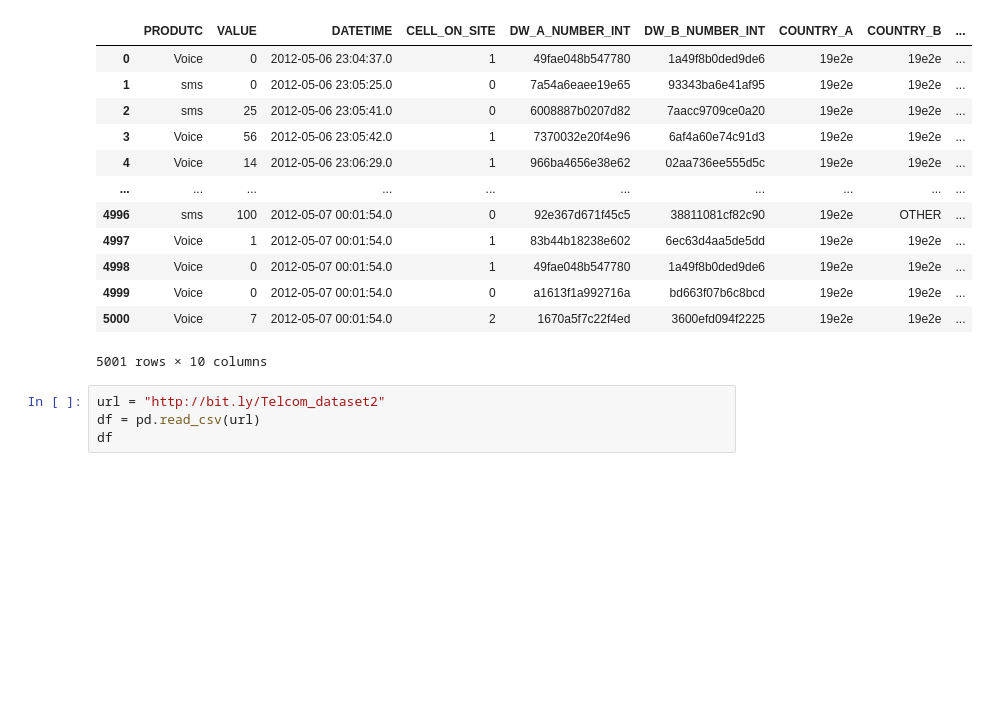
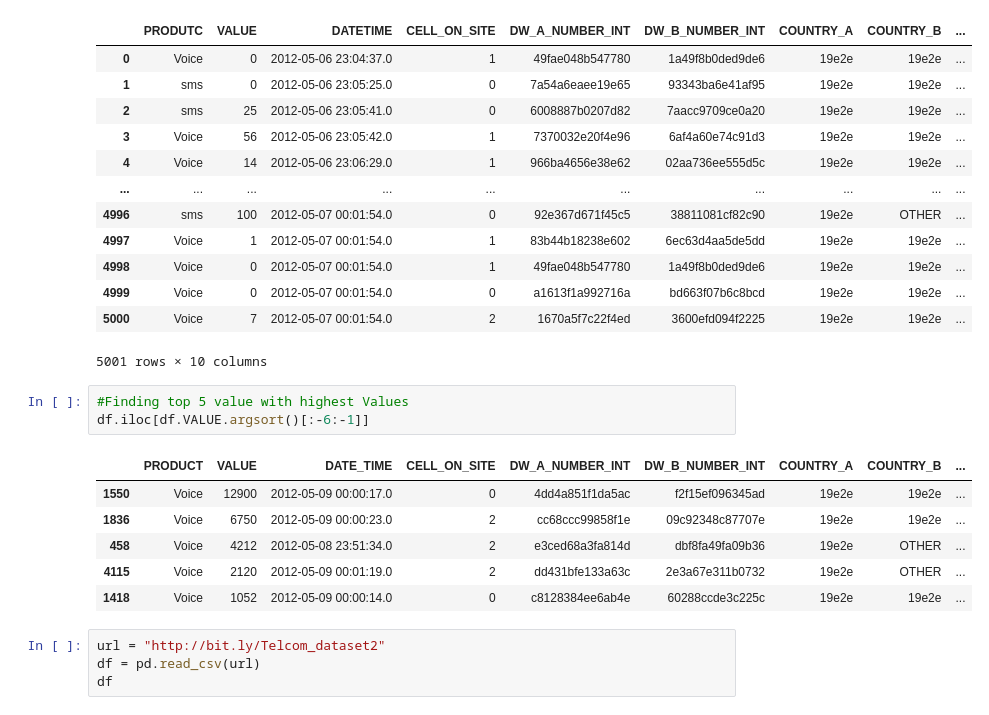
Before and after one commit to mwendar/Moringa-Week-3-Assignment, a Jupyter notebook: Moringa_Data_Science_Prep_W3_Independent_Project_2021_11_Victor_Mwenda_DataReport.ipynb, the cells around one changed output. Drawn from its saved outputs; the diff is of its cells as text; blank space fills up the shorter version.

```diff
--- a/Moringa_Data_Science_Prep_W3_Independent_Project_2021_11_Victor_Mwenda_DataReport.ipynb
+++ b/Moringa_Data_Science_Prep_W3_Independent_Project_2021_11_Victor_Mwenda_DataReport.ipynb
@@ -63,6 +93,16 @@ df
 | 4999 | Voice | 0 | 2012-05-07 00:01:54.0 | 0 | a1613f1a992716a | bd663f07b6c8bcd | 19e2e | 19e2e | ... |
 | 5000 | Voice | 7 | 2012-05-07 00:01:54.0 | 2 | 1670a5f7c22f4ed | 3600efd094f2225 | 19e2e | 19e2e | ... |
 5001 rows × 10 columns
+# %%
+#Finding top 5 value with highest Values
+df.iloc[df.VALUE.argsort()[:-6:-1]]
+# %% [output]
+|  | PRODUCT | VALUE | DATE_TIME | CELL_ON_SITE | DW_A_NUMBER_INT | DW_B_NUMBER_INT | COUNTRY_A | COUNTRY_B | ... |
+| 1550 | Voice | 12900 | 2012-05-09 00:00:17.0 | 0 | 4dd4a851f1da5ac | f2f15ef096345ad | 19e2e | 19e2e | ... |
+| 1836 | Voice | 6750 | 2012-05-09 00:00:23.0 | 2 | cc68ccc99858f1e | 09c92348c87707e | 19e2e | 19e2e | ... |
+| 458 | Voice | 4212 | 2012-05-08 23:51:34.0 | 2 | e3ced68a3fa814d | dbf8fa49fa09b36 | 19e2e | OTHER | ... |
+| 4115 | Voice | 2120 | 2012-05-09 00:01:19.0 | 2 | dd431bfe133a63c | 2e3a67e311b0732 | 19e2e | OTHER | ... |
+| 1418 | Voice | 1052 | 2012-05-09 00:00:14.0 | 0 | c8128384ee6ab4e | 60288ccde3c225c | 19e2e | 19e2e | ... |
 # %%
 url = "http://bit.ly/Telcom_dataset2"
 df = pd.read_csv(url)
```
Also changed, not shown: parts of 7 cells of this notebook.
